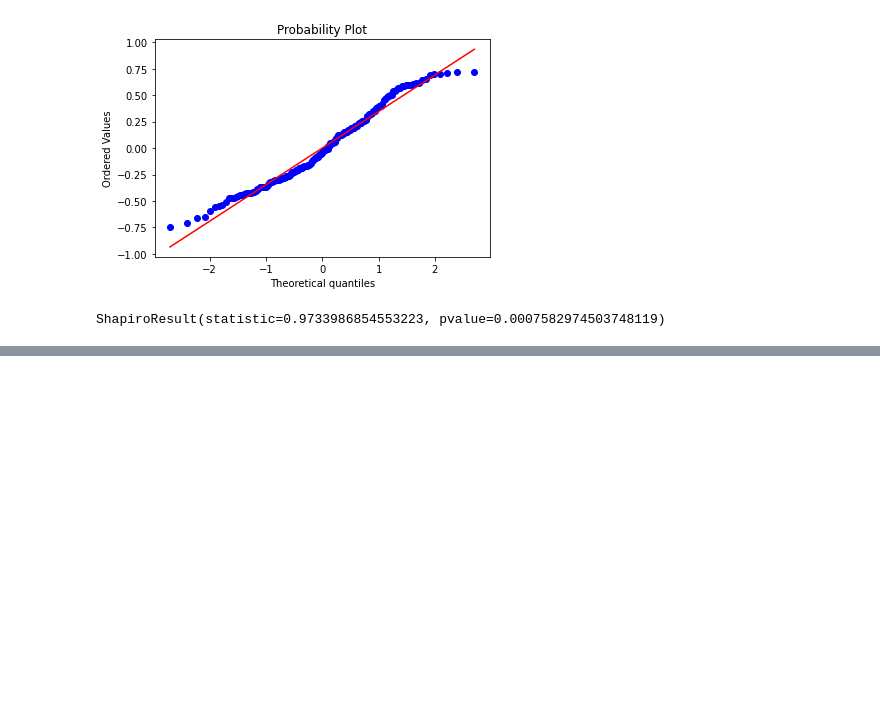
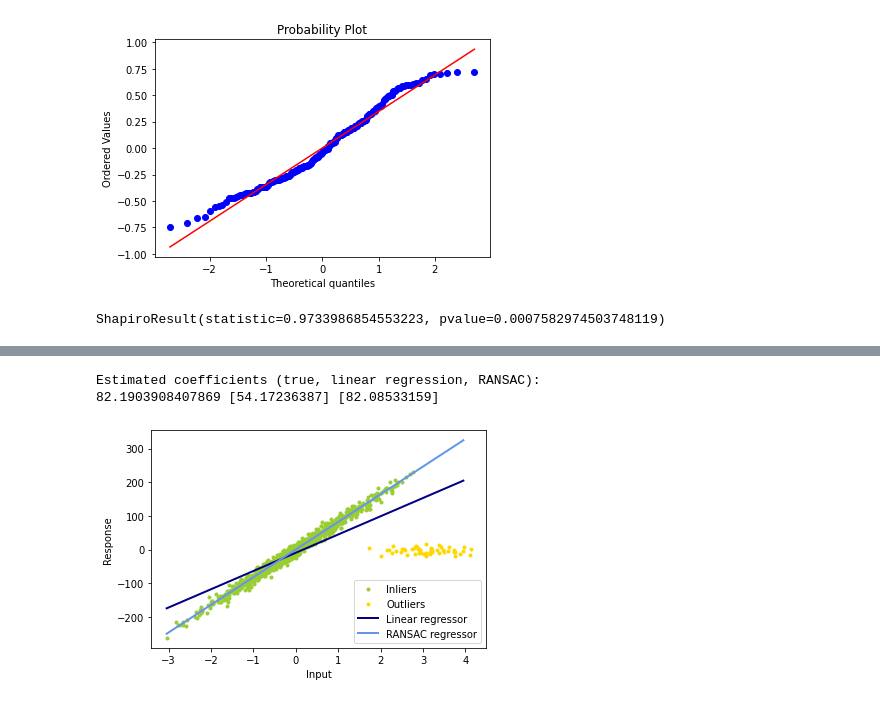
Before and after one commit to freejyb/kdigital, a Jupyter notebook: (7)kospi와삼성전자 회귀분석.ipynb, the cells around one changed output, grey strips where cells are left out. Saved outputs shown, nothing was run; the diff lists cells and outputs as text; code cells hidden in the pictures; blank space fills up the shorter version.

```diff
--- a/(7)kospi와삼성전자 회귀분석.ipynb
+++ b/(7)kospi와삼성전자 회귀분석.ipynb
@@ -265,0 +459,67 @@ ShapiroResult(statistic=0.9733986854553223, pvalue=0.0007582974503748119)
+# %%
+import numpy as np
+from matplotlib import pyplot as plt
+
+from sklearn import linear_model, datasets
+
+
+n_samples = 1000
+n_outliers = 50
+
+
+X, y, coef = datasets.make_regression(
+    n_samples=n_samples,
+    n_features=1,
+    n_informative=1,
+    noise=10,
+    coef=True,
+    random_state=0,
+)
+
+# Add outlier data
+np.random.seed(0)
+X[:n_outliers] = 3 + 0.5 * np.random.normal(size=(n_outliers, 1))
+y[:n_outliers] = -3 + 10 * np.random.normal(size=n_outliers)
+
+# Fit line using all data
+lr = linear_model.LinearRegression()
+lr.fit(X, y)
+
+# Robustly fit linear model with RANSAC algorithm
+ransac = linear_model.RANSACRegressor()
+ransac.fit(X, y)
+inlier_mask = ransac.inlier_mask_
+outlier_mask = np.logical_not(inlier_mask)
+
+# Predict data of estimated models
+line_X = np.arange(X.min(), X.max())[:, np.newaxis]
+line_y = lr.predict(line_X)
+line_y_ransac = ransac.predict(line_X)
+
+# Compare estimated coefficients
+print("Estimated coefficients (true, linear regression, RANSAC):")
+print(coef, lr.coef_, ransac.estimator_.coef_)
+
+lw = 2
+plt.scatter(
+    X[inlier_mask], y[inlier_mask], color="yellowgreen", marker=".", label="Inliers"
+)
+plt.scatter(
+    X[outlier_mask], y[outlier_mask], color="gold", marker=".", label="Outliers"
+)
+plt.plot(line_X, line_y, color="navy", linewidth=lw, label="Linear regressor")
+plt.plot(
+    line_X,
+    line_y_ransac,
+    color="cornflowerblue",
+    linewidth=lw,
+    label="RANSAC regressor",
+)
+plt.legend(loc="lower right")
+plt.xlabel("Input")
+plt.ylabel("Response")
+plt.show()
+# %% [output]
+Estimated coefficients (true, linear regression, RANSAC):
+82.1903908407869 [54.17236387] [82.08533159]
+[figure, added]
```
Also changed, not shown: parts of 3 cells of this notebook.
